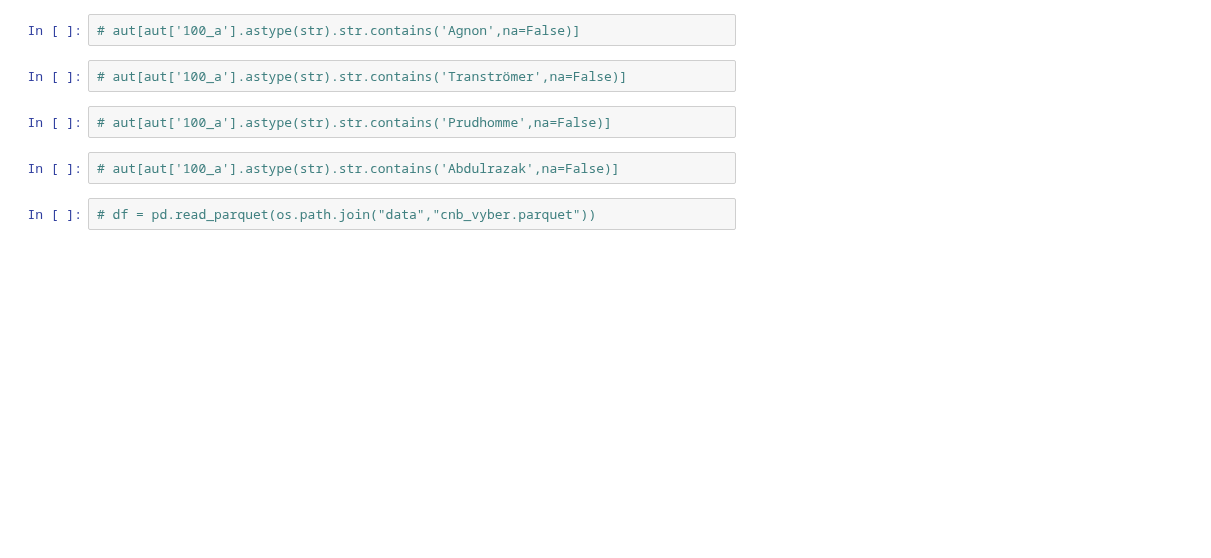
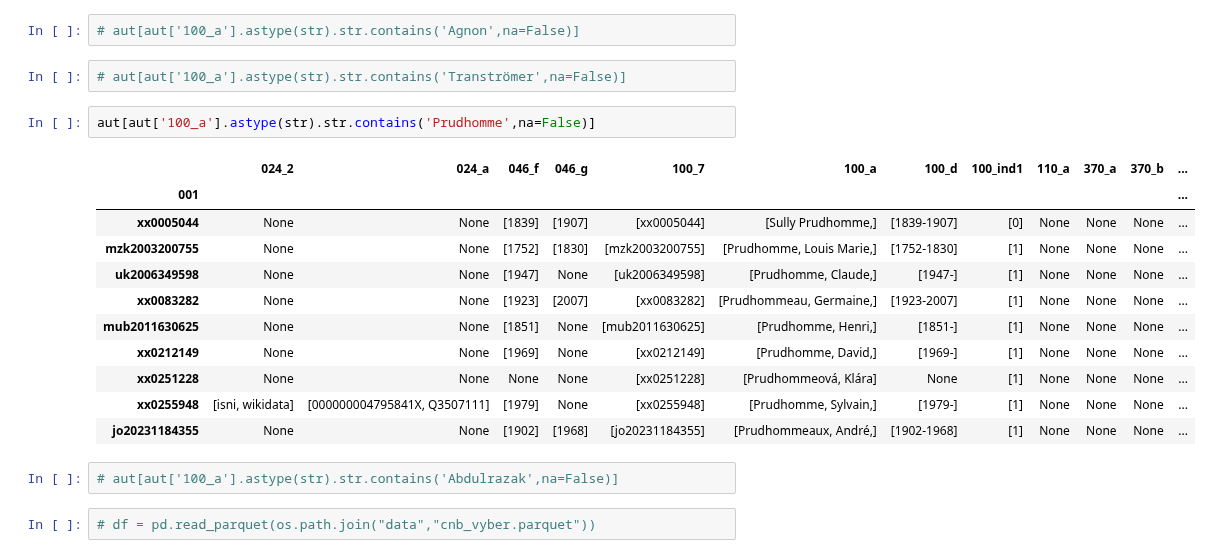
Before and after one commit to DataRozhlas/knizni-peoplemetr, a Jupyter notebook: 066_wikidata_nobelovky_spojeni.ipynb, the cells around one changed output. Cells and saved outputs as stored; diff of their text form; blank space fills up the shorter version.

```diff
--- a/066_wikidata_nobelovky_spojeni.ipynb
+++ b/066_wikidata_nobelovky_spojeni.ipynb
@@ -230,7 +230,19 @@ aut[(aut['100_a'].astype(str).str.contains('Kang',na=False)) & (aut['046_f'].ast
 # %%
 # aut[aut['100_a'].astype(str).str.contains('Tranströmer',na=False)]
 # %%
-# aut[aut['100_a'].astype(str).str.contains('Prudhomme',na=False)]
+aut[aut['100_a'].astype(str).str.contains('Prudhomme',na=False)]
+# %% [output]
+|  | 024_2 | 024_a | 046_f | 046_g | 100_7 | 100_a | 100_d | 100_ind1 | 110_a | 370_a | 370_b | ... |
+| 001 |  |  |  |  |  |  |  |  |  |  |  | ... |
+| xx0005044 | None | None | [1839] | [1907] | [xx0005044] | [Sully Prudhomme,] | [1839-1907] | [0] | None | None | None | ... |
+| mzk2003200755 | None | None | [1752] | [1830] | [mzk2003200755] | [Prudhomme, Louis Marie,] | [1752-1830] | [1] | None | None | None | ... |
+| uk2006349598 | None | None | [1947] | None | [uk2006349598] | [Prudhomme, Claude,] | [1947-] | [1] | None | None | None | ... |
+| xx0083282 | None | None | [1923] | [2007] | [xx0083282] | [Prudhommeau, Germaine,] | [1923-2007] | [1] | None | None | None | ... |
+| mub2011630625 | None | None | [1851] | None | [mub2011630625] | [Prudhomme, Henri,] | [1851-] | [1] | None | None | None | ... |
+| xx0212149 | None | None | [1969] | None | [xx0212149] | [Prudhomme, David,] | [1969-] | [1] | None | None | None | ... |
+| xx0251228 | None | None | None | None | [xx0251228] | [Prudhommeová, Klára] | None | [1] | None | None | None | ... |
+| xx0255948 | [isni, wikidata] | [000000004795841X, Q3507111] | [1979] | None | [xx0255948] | [Prudhomme, Sylvain,] | [1979-] | [1] | None | None | None | ... |
+| jo20231184355 | None | None | [1902] | [1968] | [jo20231184355] | [Prudhommeaux, André,] | [1902-1968] | [1] | None | None | None | ... |
 # %%
 # aut[aut['100_a'].astype(str).str.contains('Abdulrazak',na=False)]
 # %%
```
Also changed, not shown: parts of 2 cells of this notebook, 7 other files.
